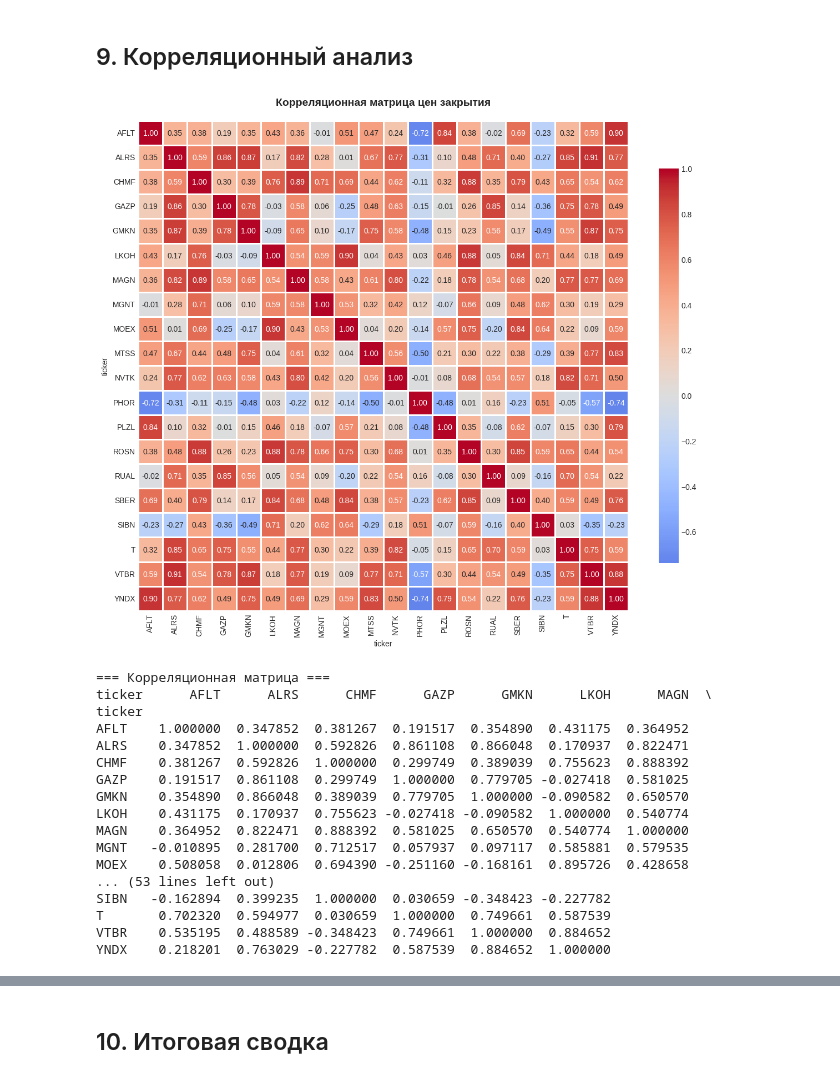
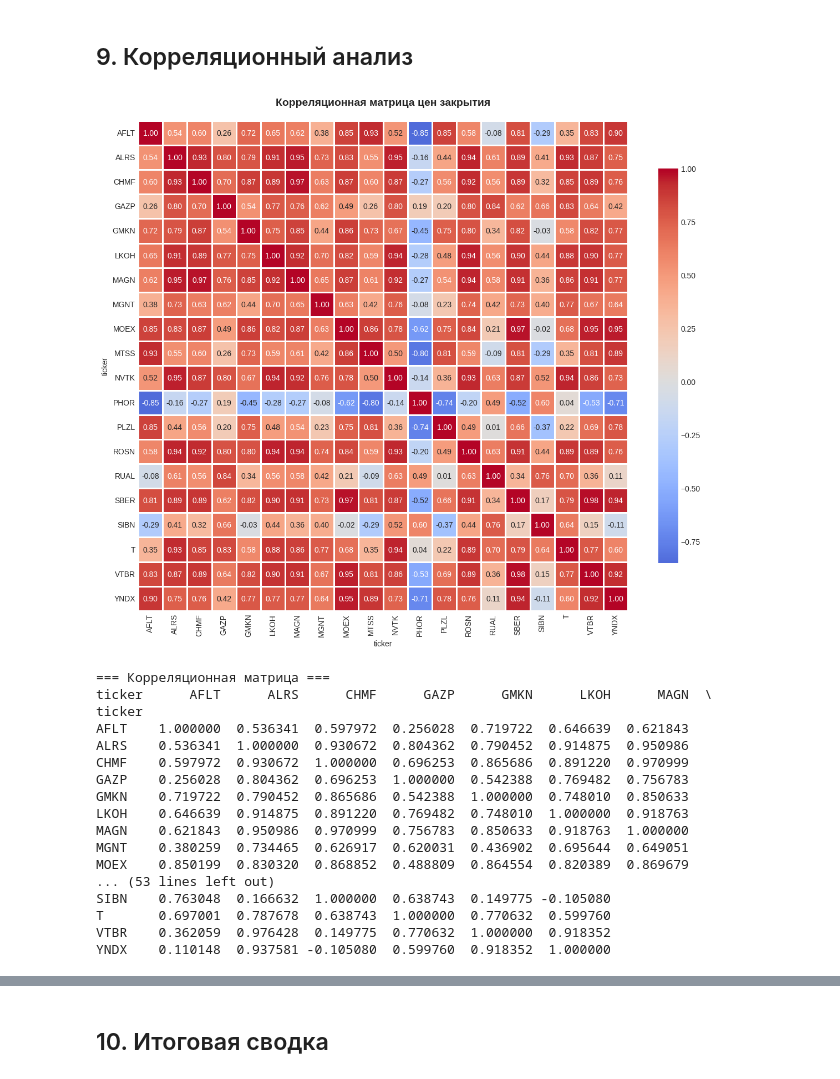
Before and after one commit to romawerty/finam-x-hse-trade-ai-hack-forecast, a Jupyter notebook: notebooks/EDA.ipynb, the cells around one changed output, grey strips where cells are left out. Drawn from its saved outputs; the diff is of its cells as text; code cells hidden in the pictures.

```diff
--- a/notebooks/EDA.ipynb
+++ b/notebooks/EDA.ipynb
@@ -21,13 +21,13 @@ plt.rcParams['font.size'] = 10
 ## 1. Загрузка данных
 # %%
 # Загрузка данных
-df = pd.read_csv('../data/raw/task_1_candles.csv')
+df = pd.read_csv("../data/processed/train_candles.csv")
 
 # Конвертация даты
-df['begin'] = pd.to_datetime(df['begin'])
+df["begin"] = pd.to_datetime(df["begin"])
 
 # Сортировка
-df = df.sort_values(['ticker', 'begin']).reset_index(drop=True)
+df = df.sort_values(["ticker", "begin"]).reset_index(drop=True)
 
 print(f"Размер датасета: {df.shape}")
 print(f"Период: {df['begin'].min()} - {df['begin'].max()}")
@@ -476,39 +473,48 @@ plt.show()
 ## 9. Корреляционный анализ
 # %%
 # Создаем pivot таблицу с ценами закрытия
-pivot_close = df.pivot_table(index='begin', columns='ticker', values='close', aggfunc='mean')
+pivot_close = df.pivot_table(index="begin", columns="ticker", values="close", aggfunc="mean")
 
 # Расчет корреляций
 correlation_matrix = pivot_close.corr()
 
 # Визуализация
 fig, ax = plt.subplots(figsize=(12, 10))
-sns.heatmap(correlation_matrix, annot=True, fmt='.2f', cmap='coolwarm',
-            center=0, square=True, linewidths=1, cbar_kws={"shrink": 0.8}, ax=ax)
-ax.set_title('Корреляционная матрица цен закрытия', fontsize=14, fontweight='bold', pad=20)
+sns.heatmap(
+    correlation_matrix,
+    annot=True,
+    fmt=".2f",
+    cmap="coolwarm",
+    center=0,
+    square=True,
+    linewidths=1,
+    cbar_kws={"shrink": 0.8},
+    ax=ax,
+)
+ax.set_title("Корреляционная матрица цен закрытия", fontsize=14, fontweight="bold", pad=20)
 plt.tight_layout()
 plt.show()
 
 print("\n=== Корреляционная матрица ===")
 print(correlation_matrix)
 # %% [output]
-[figure, old version]
+[figure, new version]
 === Корреляционная матрица ===
 ticker      AFLT      ALRS      CHMF      GAZP      GMKN      LKOH      MAGN  \
 ticker
-AFLT    1.000000  0.347852  0.381267  0.191517  0.354890  0.431175  0.364952
-ALRS    0.347852  1.000000  0.592826  0.861108  0.866048  0.170937  0.822471
-CHMF    0.381267  0.592826  1.000000  0.299749  0.389039  0.755623  0.888392
-GAZP    0.191517  0.861108  0.299749  1.000000  0.779705 -0.027418  0.581025
-GMKN    0.354890  0.866048  0.389039  0.779705  1.000000 -0.090582  0.650570
-LKOH    0.431175  0.170937  0.755623 -0.027418 -0.090582  1.000000  0.540774
-MAGN    0.364952  0.822471  0.888392  0.581025  0.650570  0.540774  1.000000
-MGNT   -0.010895  0.281700  0.712517  0.057937  0.097117  0.585881  0.579535
-MOEX    0.508058  0.012806  0.694390 -0.251160 -0.168161  0.895726  0.428658
+AFLT    1.000000  0.536341  0.597972  0.256028  0.719722  0.646639  0.621843
+ALRS    0.536341  1.000000  0.930672  0.804362  0.790452  0.914875  0.950986
+CHMF    0.597972  0.930672  1.000000  0.696253  0.865686  0.891220  0.970999
+GAZP    0.256028  0.804362  0.696253  1.000000  0.542388  0.769482  0.756783
+GMKN    0.719722  0.790452  0.865686  0.542388  1.000000  0.748010  0.850633
+LKOH    0.646639  0.914875  0.891220  0.769482  0.748010  1.000000  0.918763
+MAGN    0.621843  0.950986  0.970999  0.756783  0.850633  0.918763  1.000000
+MGNT    0.380259  0.734465  0.626917  0.620031  0.436902  0.695644  0.649051
+MOEX    0.850199  0.830320  0.868852  0.488809  0.864554  0.820389  0.869679
 ... (53 lines left out)
-SIBN   -0.162894  0.399235  1.000000  0.030659 -0.348423 -0.227782
-T       0.702320  0.594977  0.030659  1.000000  0.749661  0.587539
-VTBR    0.535195  0.488589 -0.348423  0.749661  1.000000  0.884652
-YNDX    0.218201  0.763029 -0.227782  0.587539  0.884652  1.000000
+SIBN    0.763048  0.166632  1.000000  0.638743  0.149775 -0.105080
+T       0.697001  0.787678  0.638743  1.000000  0.770632  0.599760
+VTBR    0.362059  0.976428  0.149775  0.770632  1.000000  0.918352
+YNDX    0.110148  0.937581 -0.105080  0.599760  0.918352  1.000000
 # %%
 # Корреляция доходностей
```
Also changed, not shown: parts of 23 cells of this notebook, 14 other files.
